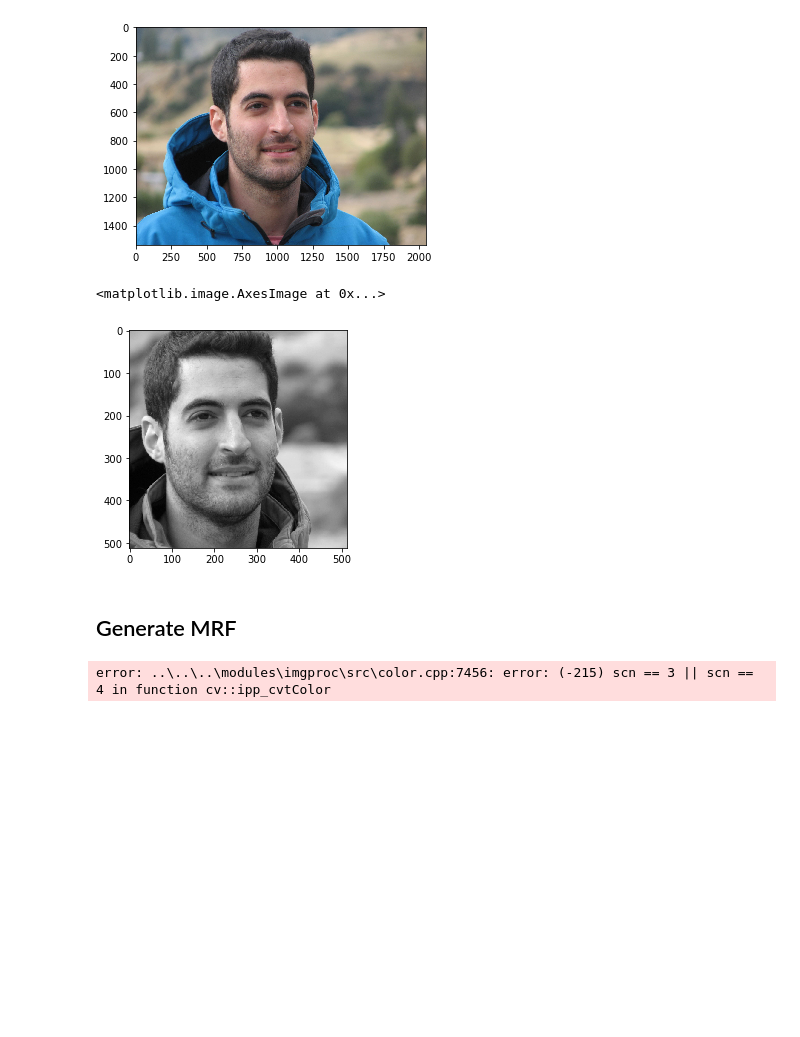
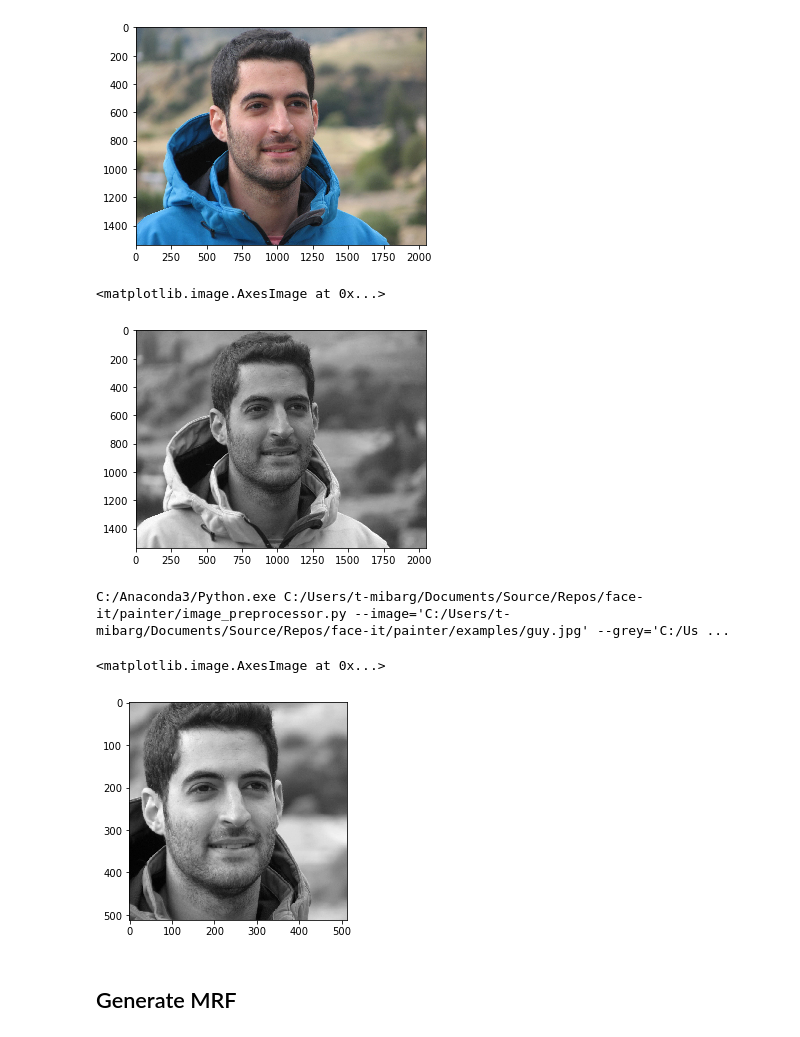
Before and after one commit to mbrg/face-it, a Jupyter notebook: painter/saliency/saliency.ipynb, the cells around one changed output. Saved outputs shown, nothing was run; the diff lists cells and outputs as text; code cells hidden in the pictures; blank space fills up the shorter version.

```diff
--- a/painter/saliency/saliency.ipynb
+++ b/painter/saliency/saliency.ipynb
@@ -37,21 +51,38 @@ from painter.image_preprocessor import ImagePreprocessor
 # %% [markdown]
 ## Preprocess
 # %%
-image_path = join(PROJECT_ROOT, IMG_PATH)
-
 # read image
-image = cv2.imread(image_path, cv2.COLOR_BGR2RGB) # misc.imread(image_path)
+rgb_image = cv2.imread(image_path, cv2.COLOR_BGR2RGB) # misc.imread(image_path)
+gray_image = cv2.imread(image_path, cv2.COLOR_BGR2GRAY)[:,:,0]
 plt.imshow(misc.imread(image_path))
 # %% [output]
 <matplotlib.image.AxesImage at 0x...>
 [figure]
+# %%
+plt.imshow(gray_image, 'gray')
+# %% [output]
+<matplotlib.image.AxesImage at 0x...>
+[figure, added]
 # %%
 # apply Or's preprocessing
-ip = ImagePreprocessor(image, xml=join(PROJECT_ROOT, XML_PATH))
-processed_image = ip.image_cropper()
-plt.imshow(processed_image, cmap='gray')
+cmnd = "%s %s --image='%s' --grey='%s' --xml='%s'" % (PYTHON3, image_prepro, image_path, tmp_path, xml_path)
+print(cmnd)
+#process = Popen(cmnd, shell=True, stdout=PIPE)
+#process.wait()
+
+image_segment = cv2.imread(tmp_path) # misc.imread(image_path)
+plt.imshow(misc.imread(tmp_path), 'gray')
+
+#try:
+#    os.remove(TMP_PATH)
+#except OSError:
+#    pass
+#ip = ImagePreprocessor(image, xml=join(PROJECT_ROOT, XML_PATH))
+#processed_image = ip.image_cropper()
+#plt.imshow(processed_image, cmap='gray')
 # %% [output]
-<matplotlib.image.AxesImage at 0x...>
+C:/Anaconda3/Python.exe C:/Users/t-mibarg/Documents/Source/Repos/face-it/painter/image_preprocessor.py --image='C:/Users/t-mibarg/Documents/Source/Repos/face-it/painter/examples/guy.jpg' --grey='C:/Us ...
+<matplotlib.image.AxesImage at 0x...>
 [figure]
 # %% [markdown]
 ## Generate MRF
@@ -61,4 +88,0 @@ g = build_grid_graph(n, m, processed_image, np.zeros((n, m)))
-# %%
-maps = saliency_map(im=processed_image, is_markMaxima=False)
-# %% [output]
-error: ..\..\..\modules\imgproc\src\color.cpp:7456: error: (-215) scn == 3 || scn == 4 in function cv::ipp_cvtColor
```
Also changed, not shown: parts of 19 cells of this notebook, 5 other files.
